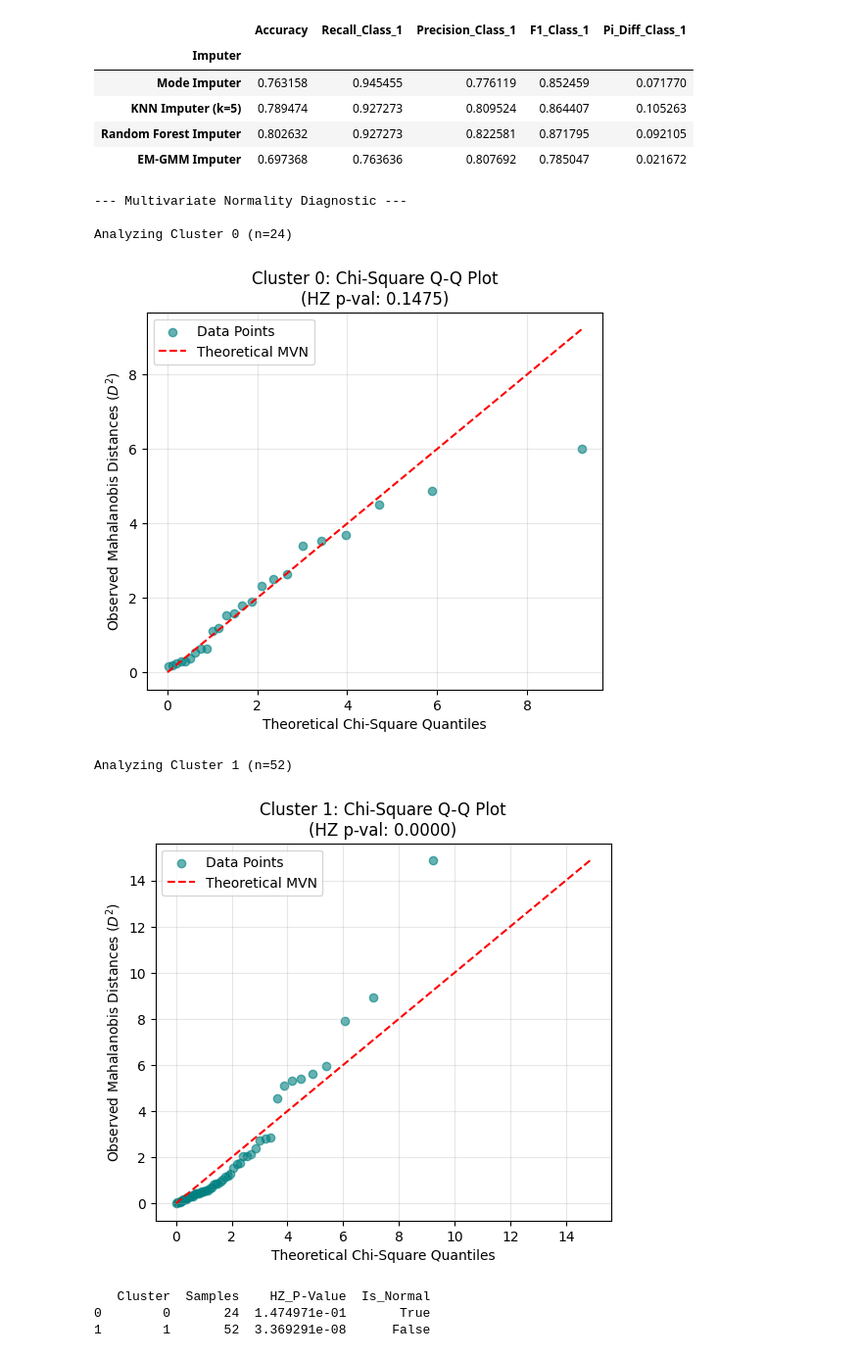
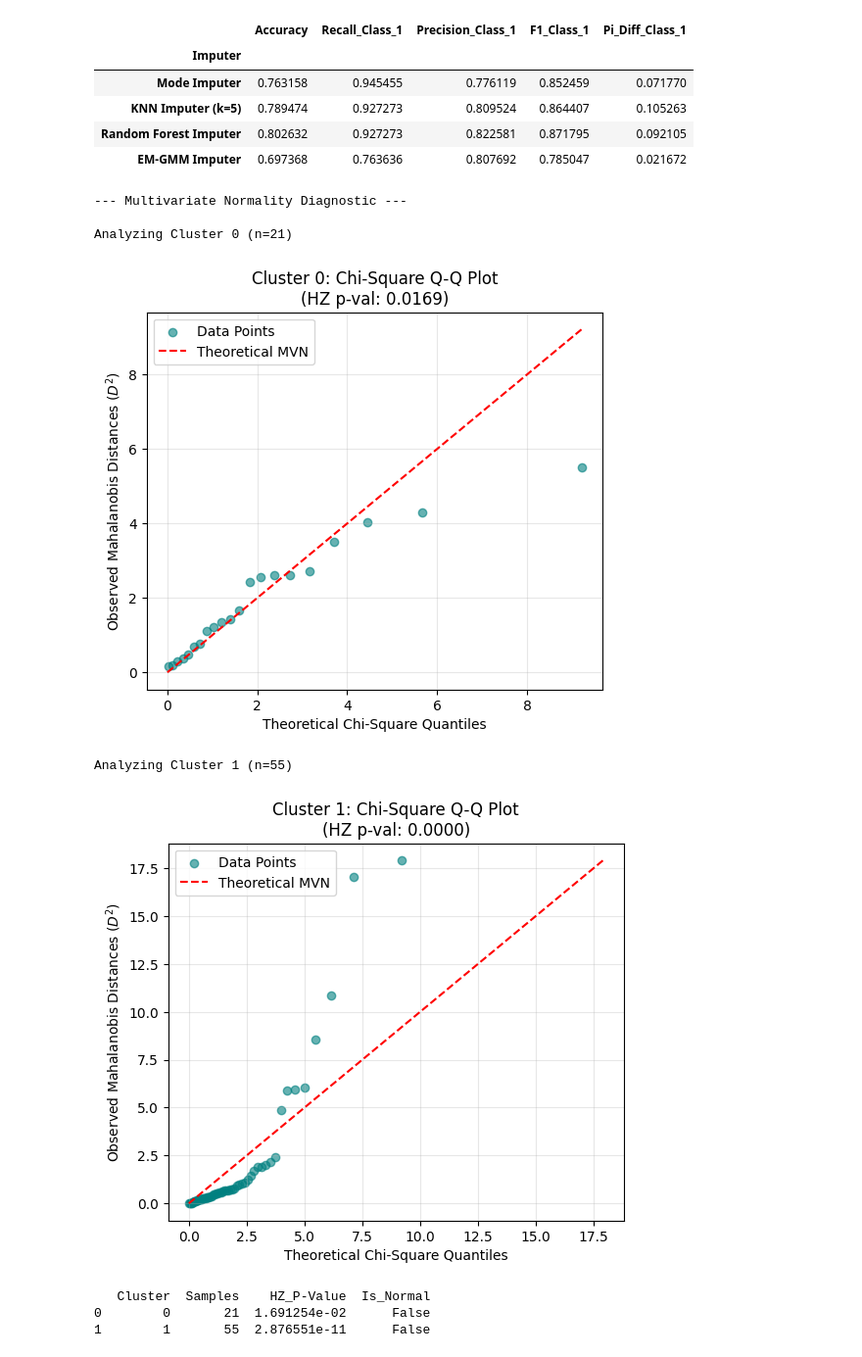
Before and after one commit to leonardotonelli/em-imputation, a Jupyter notebook: real_example.ipynb, the cells around one changed output. Shown at 98% size. Drawn from its saved outputs; the diff is of its cells as text; code cells hidden in the pictures.

```diff
--- a/real_example.ipynb
+++ b/real_example.ipynb
@@ -105,15 +104,15 @@ results_df
 | EM-GMM Imputer | 0.697368 | 0.763636 | 0.807692 | 0.785047 | 0.021672 |
 # %%
 y_pred, _ = _em_impute(X_pca, y_experts)
-normality_report = test_gmm_normality_assumptions(X_pca, y_pred)
+normality_report = test_gmm_normality_assumptions(X_pca, y_groundtruth)
 print(normality_report)
 # %% [output]
 --- Multivariate Normality Diagnostic ---
 
-Analyzing Cluster 0 (n=24)
+Analyzing Cluster 0 (n=21)
-[figure, old version]
+[figure, new version]
-Analyzing Cluster 1 (n=52)
+Analyzing Cluster 1 (n=55)
-[figure, old version]
+[figure, new version]
    Cluster  Samples    HZ_P-Value  Is_Normal
-0        0       24  1.474971e-01       True
-1        1       52  3.369291e-08      False
+0        0       21  1.691254e-02      False
+1        1       55  2.876551e-11      False
```
Also changed, not shown: parts of 4 cells of this notebook, 4 other files.
